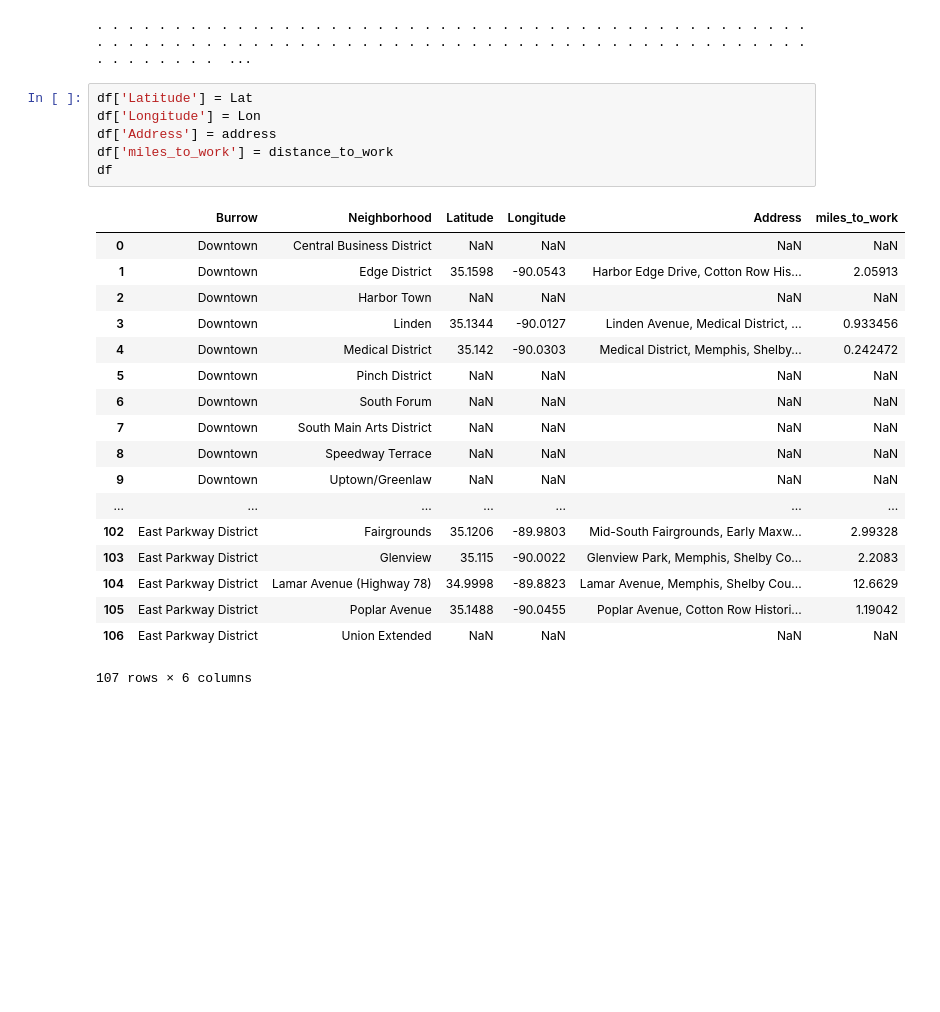
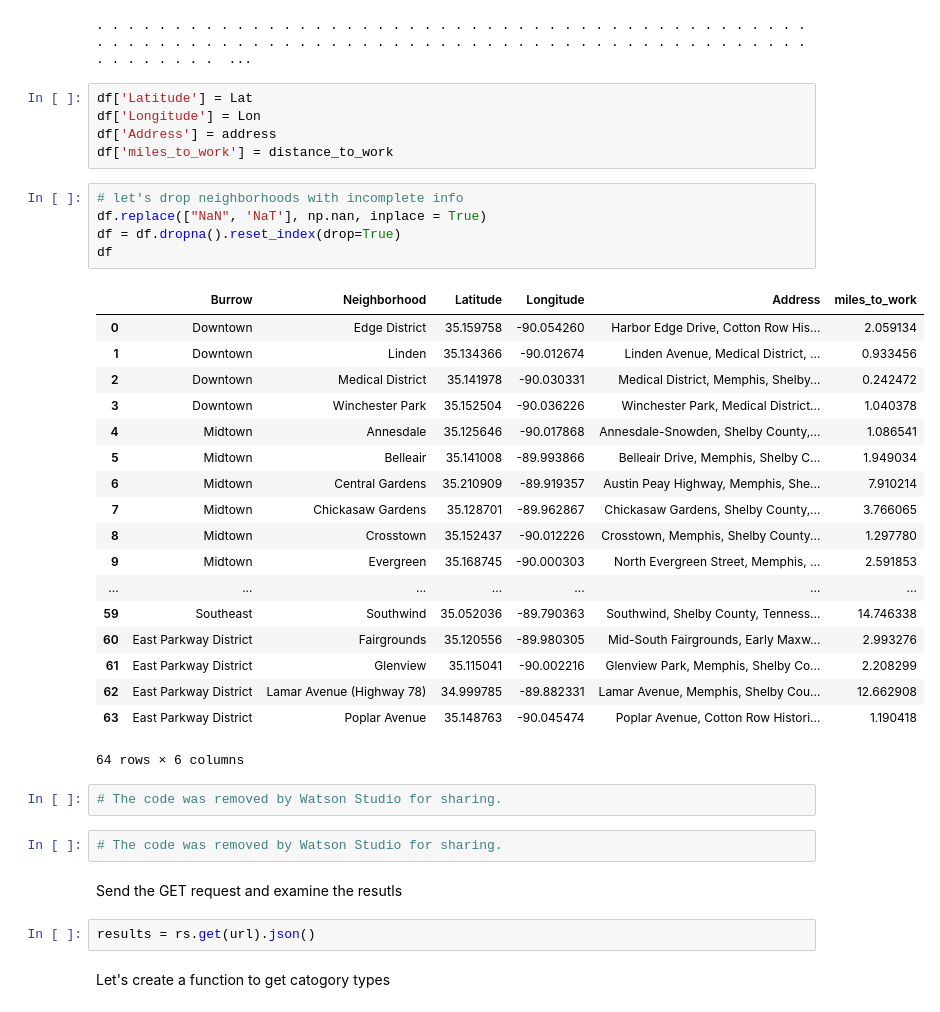
Before and after one commit to sumedhekaru/Analyzing-Neighborhoods, a Jupyter notebook: Battle-of-Neighborhood.ipynb, the cells around one changed output. Drawn from its saved outputs; the diff is of its cells as text; blank space fills up the shorter version.

```diff
--- a/Battle-of-Neighborhood.ipynb
+++ b/Battle-of-Neighborhood.ipynb
@@ -194,23 +236,37 @@ df['Latitude'] = Lat
 df['Longitude'] = Lon
 df['Address'] = address
 df['miles_to_work'] = distance_to_work
-df
-# %% [output]
-|  | Burrow | Neighborhood | Latitude | Longitude | Address | miles_to_work |
-| 0 | Downtown | Central Business District | NaN | NaN | NaN | NaN |
-| 1 | Downtown | Edge District | 35.1598 | -90.0543 | Harbor Edge Drive, Cotton Row His... | 2.05913 |
-| 2 | Downtown | Harbor Town | NaN | NaN | NaN | NaN |
-| 3 | Downtown | Linden | 35.1344 | -90.0127 | Linden Avenue, Medical District, ... | 0.933456 |
-| 4 | Downtown | Medical District | 35.142 | -90.0303 | Medical District, Memphis, Shelby... | 0.242472 |
-| 5 | Downtown | Pinch District | NaN | NaN | NaN | NaN |
-| 6 | Downtown | South Forum | NaN | NaN | NaN | NaN |
-| 7 | Downtown | South Main Arts District | NaN | NaN | NaN | NaN |
-| 8 | Downtown | Speedway Terrace | NaN | NaN | NaN | NaN |
-| 9 | Downtown | Uptown/Greenlaw | NaN | NaN | NaN | NaN |
-| ... | ... | ... | ... | ... | ... | ... |
-| 102 | East Parkway District | Fairgrounds | 35.1206 | -89.9803 | Mid-South Fairgrounds, Early Maxw... | 2.99328 |
-| 103 | East Parkway District | Glenview | 35.115 | -90.0022 | Glenview Park, Memphis, Shelby Co... | 2.2083 |
-| 104 | East Parkway District | Lamar Avenue (Highway 78) | 34.9998 | -89.8823 | Lamar Avenue, Memphis, Shelby Cou... | 12.6629 |
-| 105 | East Parkway District | Poplar Avenue | 35.1488 | -90.0455 | Poplar Avenue, Cotton Row Histori... | 1.19042 |
-| 106 | East Parkway District | Union Extended | NaN | NaN | NaN | NaN |
-107 rows × 6 columns
+# %%
+# let's drop neighborhoods with incomplete info
+df.replace(["NaN", 'NaT'], np.nan, inplace = True)
+df = df.dropna().reset_index(drop=True)
+df
+# %% [output]
+|  | Burrow | Neighborhood | Latitude | Longitude | Address | miles_to_work |
+| 0 | Downtown | Edge District | 35.159758 | -90.054260 | Harbor Edge Drive, Cotton Row His... | 2.059134 |
+| 1 | Downtown | Linden | 35.134366 | -90.012674 | Linden Avenue, Medical District, ... | 0.933456 |
+| 2 | Downtown | Medical District | 35.141978 | -90.030331 | Medical District, Memphis, Shelby... | 0.242472 |
+| 3 | Downtown | Winchester Park | 35.152504 | -90.036226 | Winchester Park, Medical District... | 1.040378 |
+| 4 | Midtown | Annesdale | 35.125646 | -90.017868 | Annesdale-Snowden, Shelby County,... | 1.086541 |
+| 5 | Midtown | Belleair | 35.141008 | -89.993866 | Belleair Drive, Memphis, Shelby C... | 1.949034 |
+| 6 | Midtown | Central Gardens | 35.210909 | -89.919357 | Austin Peay Highway, Memphis, She... | 7.910214 |
+| 7 | Midtown | Chickasaw Gardens | 35.128701 | -89.962867 | Chickasaw Gardens, Shelby County,... | 3.766065 |
+| 8 | Midtown | Crosstown | 35.152437 | -90.012226 | Crosstown, Memphis, Shelby County... | 1.297780 |
+| 9 | Midtown | Evergreen | 35.168745 | -90.000303 | North Evergreen Street, Memphis, ... | 2.591853 |
+| ... | ... | ... | ... | ... | ... | ... |
+| 59 | Southeast | Southwind | 35.052036 | -89.790363 | Southwind, Shelby County, Tenness... | 14.746338 |
+| 60 | East Parkway District | Fairgrounds | 35.120556 | -89.980305 | Mid-South Fairgrounds, Early Maxw... | 2.993276 |
+| 61 | East Parkway District | Glenview | 35.115041 | -90.002216 | Glenview Park, Memphis, Shelby Co... | 2.208299 |
+| 62 | East Parkway District | Lamar Avenue (Highway 78) | 34.999785 | -89.882331 | Lamar Avenue, Memphis, Shelby Cou... | 12.662908 |
+| 63 | East Parkway District | Poplar Avenue | 35.148763 | -90.045474 | Poplar Avenue, Cotton Row Histori... | 1.190418 |
+64 rows × 6 columns
+# %%
+# The code was removed by Watson Studio for sharing.
+# %%
+# The code was removed by Watson Studio for sharing.
+# %% [markdown]
+Send the GET request and examine the resutls
+# %%
+results = rs.get(url).json()
+# %% [markdown]
+Let's create a function to get catogory types
```
Also changed, not shown: parts of 25 cells of this notebook.
